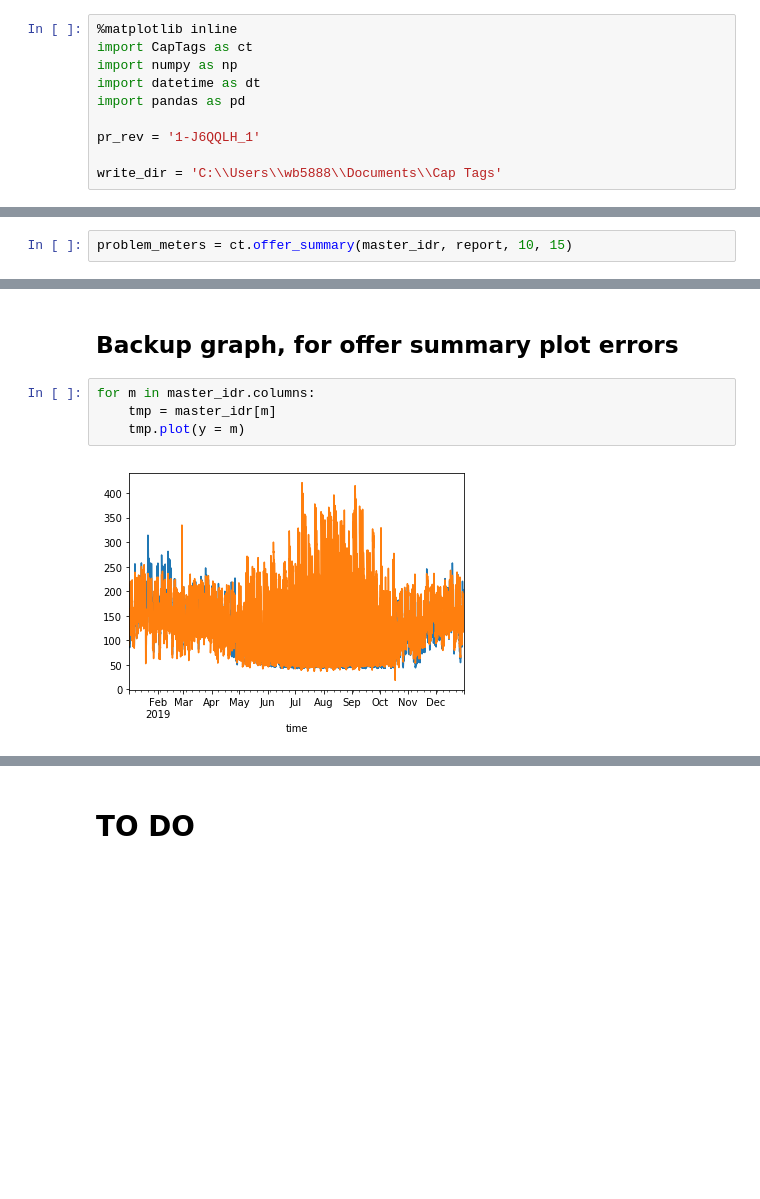
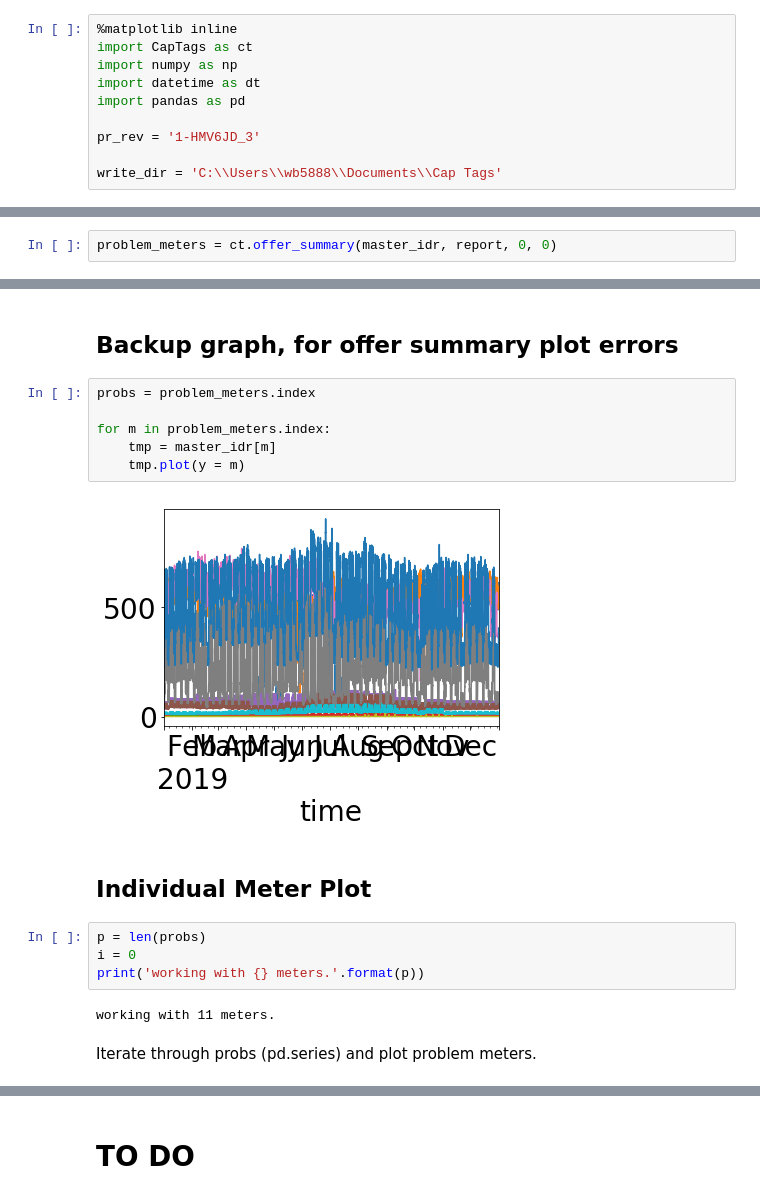
Before and after one commit to stevenhurwitt/LA-tools, a Jupyter notebook: CapReports/Cap Tag Reports.ipynb, the cells around one changed output, grey strips where cells are left out. Drawn from its saved outputs; the diff is of its cells as text; blank space fills up the shorter version.

```diff
--- a/CapReports/Cap Tag Reports.ipynb
+++ b/CapReports/Cap Tag Reports.ipynb
@@ -19,7 +19,7 @@ import numpy as np
 import datetime as dt
 import pandas as pd
 
-pr_rev = '1-J6QQLH_1'
+pr_rev = '1-HMV6JD_3'
 
 write_dir = 'C:\\Users\\wb5888\\Documents\\Cap Tags'
 # %% [markdown]
@@ -112,5 +99,5 @@ read in and merged ch 3.
 # %% [markdown]
 **offer_summary()** function takes parameters **min_cp** and **min_diff**, which are the minimum tag values and minimum percent differences to look at.
 # %%
-problem_meters = ct.offer_summary(master_idr, report, 10, 15)
+problem_meters = ct.offer_summary(master_idr, report, 0, 0)
 # %% [output]
@@ -147,9 +133,21 @@ problem_meters
 # %% [markdown]
 ## Backup graph, for offer summary plot errors
 # %%
-for m in master_idr.columns:
+probs = problem_meters.index
+
+for m in problem_meters.index:
     tmp = master_idr[m]
     tmp.plot(y = m)
 # %% [output]
-[figure, old version]
+[figure, new version]
+# %% [markdown]
+## Individual Meter Plot
+# %%
+p = len(probs)
+i = 0
+print('working with {} meters.'.format(p))
+# %% [output]
+working with 11 meters.
+# %% [markdown]
+Iterate through probs (pd.series) and plot problem meters.
 # %%
```
Also changed, not shown: parts of 21 cells of this notebook, 1 other file.
